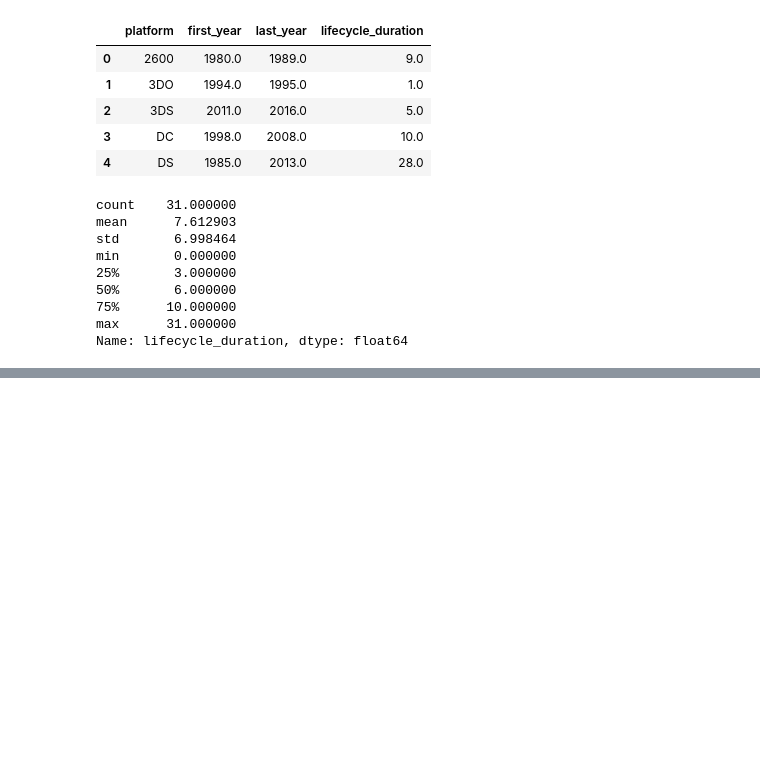
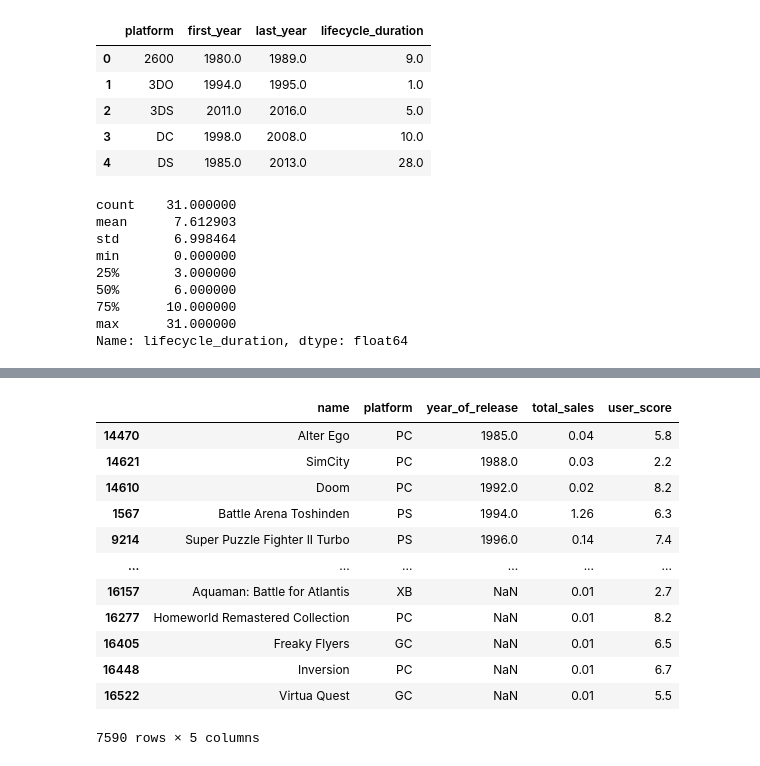
Before and after one commit to oliver-worth/GameStore-Ice-, a Jupyter notebook: IceEda-1.ipynb, the cells around one changed output, grey strips where cells are left out. Drawn from its saved outputs; the diff is of its cells as text; code cells hidden in the pictures; blank space fills up the shorter version.

```diff
--- a/IceEda-1.ipynb
+++ b/IceEda-1.ipynb
@@ -360,0 +505,20 @@ The most common lifespan cycle for platforms is between 10-11 years.
+# %%
+user_scores_df = df[['name', 'platform', 'year_of_release', 'total_sales', 'user_score']]
+# Im dropping all rows when the value of column user_score is NaN. I didn't want to add median values for those because if I were to draw up a distribution it would screw up my analsysis and skew everything towards the center
+user_scores_df = user_scores_df.dropna(subset=['user_score'])
+
+user_scores_df
+# %% [output]
+|  | name | platform | year_of_release | total_sales | user_score |
+| 14470 | Alter Ego | PC | 1985.0 | 0.04 | 5.8 |
+| 14621 | SimCity | PC | 1988.0 | 0.03 | 2.2 |
+| 14610 | Doom | PC | 1992.0 | 0.02 | 8.2 |
+| 1567 | Battle Arena Toshinden | PS | 1994.0 | 1.26 | 6.3 |
+| 9214 | Super Puzzle Fighter II Turbo | PS | 1996.0 | 0.14 | 7.4 |
+| ... | ... | ... | ... | ... | ... |
+| 16157 | Aquaman: Battle for Atlantis | XB | NaN | 0.01 | 2.7 |
+| 16277 | Homeworld Remastered Collection | PC | NaN | 0.01 | 8.2 |
+| 16405 | Freaky Flyers | GC | NaN | 0.01 | 6.5 |
+| 16448 | Inversion | PC | NaN | 0.01 | 6.7 |
+| 16522 | Virtua Quest | GC | NaN | 0.01 | 5.5 |
+7590 rows × 5 columns
```
Also changed, not shown: parts of 31 cells of this notebook.
